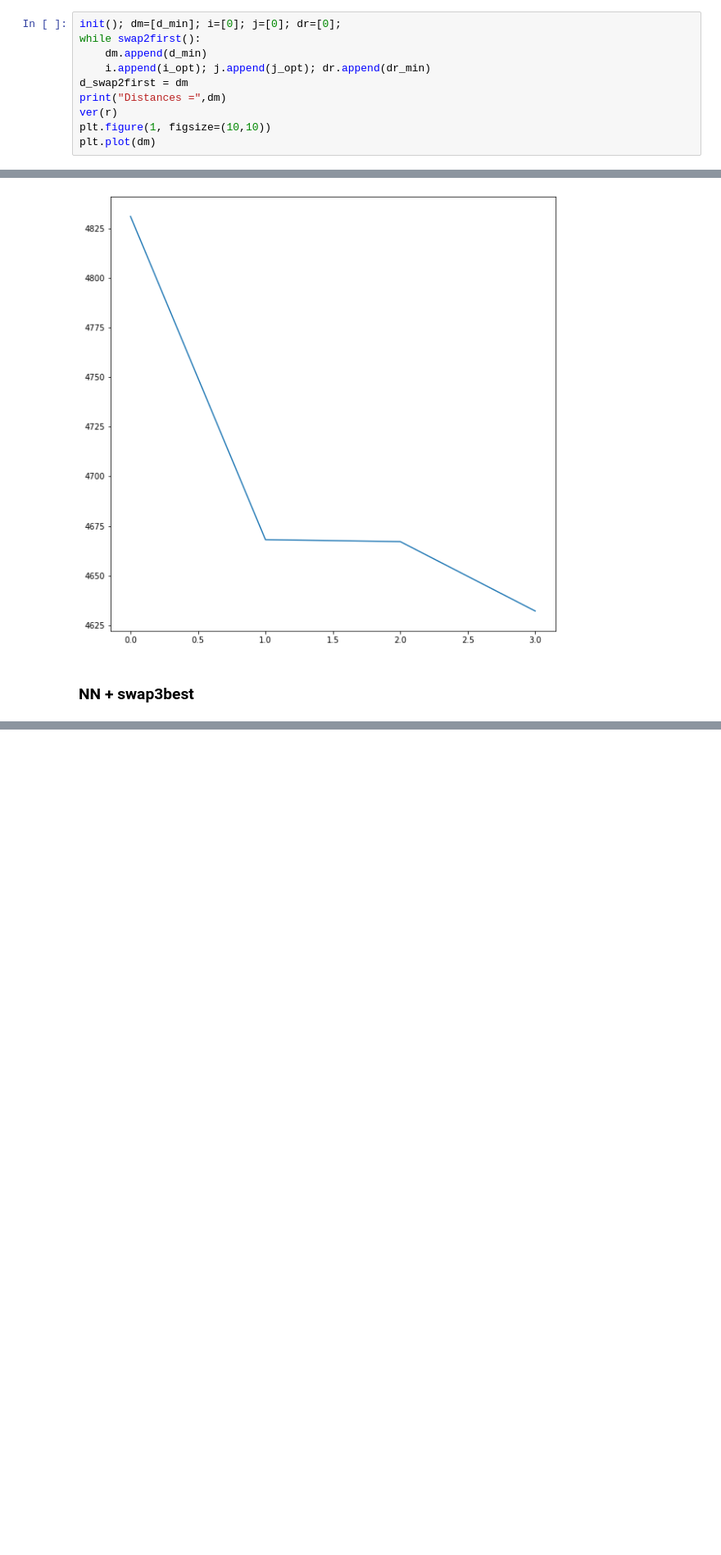
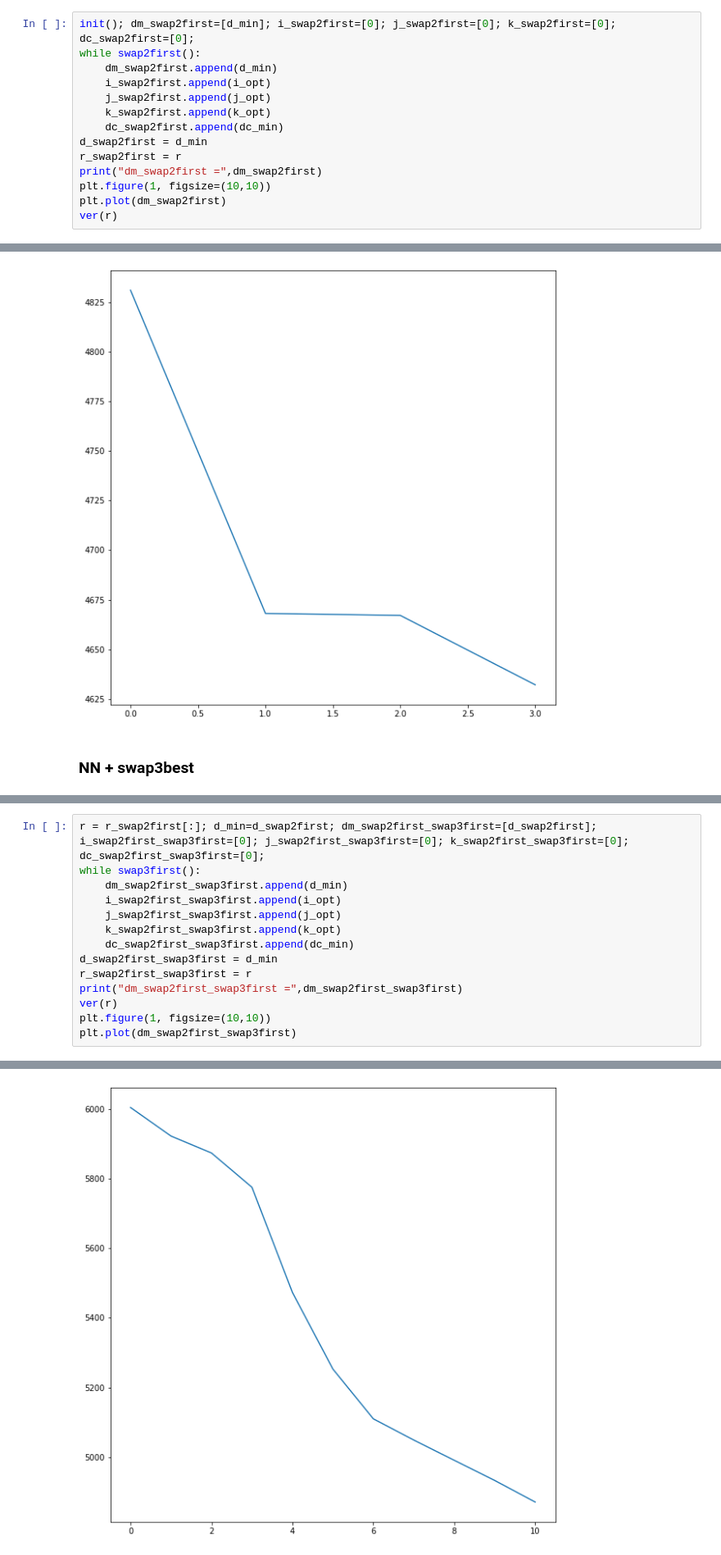
Before and after one commit to ysereda/Traveling_Salesman, a Jupyter notebook: Traveling_Salesman.ipynb, the cells around one changed output, grey strips where cells are left out. Shown: that part at 82% size. Cells and saved outputs as stored; diff of their text form; blank space fills up the shorter version.

```diff
--- a/Traveling_Salesman.ipynb
+++ b/Traveling_Salesman.ipynb
@@ -502,15 +502,19 @@ Nearest-neighbor distance = 4831.1
 # %% [markdown]
 ### swap2first
 # %%
-init(); dm=[d_min]; i=[0]; j=[0]; dr=[0];
+init(); dm_swap2first=[d_min]; i_swap2first=[0]; j_swap2first=[0]; k_swap2first=[0]; dc_swap2first=[0];
 while swap2first():
-    dm.append(d_min)
-    i.append(i_opt); j.append(j_opt); dr.append(dr_min)
-d_swap2first = dm
-print("Distances =",dm)
+    dm_swap2first.append(d_min)
+    i_swap2first.append(i_opt)
+    j_swap2first.append(j_opt)
+    k_swap2first.append(k_opt)
+    dc_swap2first.append(dc_min)
+d_swap2first = d_min
+r_swap2first = r
+print("dm_swap2first =",dm_swap2first)
+plt.figure(1, figsize=(10,10))
+plt.plot(dm_swap2first)
 ver(r)
-plt.figure(1, figsize=(10,10))
-plt.plot(dm)
 # %% [output]
 d = 12713.0 ; r = [0, 1, 2, 3, 4, 5, 6, 7, 8, 9, 10, 11, 12, 13, 14, 15, 16, 17, 18, 19, 20, 21, 0]
 2<->1; dc=-1064.6; d = 11648.4
@@ -720,0 +754,15 @@ Distance = 4632.1
+# %%
+r = r_swap2first[:]; d_min=d_swap2first; dm_swap2first_swap3first=[d_swap2first]; i_swap2first_swap3first=[0]; j_swap2first_swap3first=[0]; k_swap2first_swap3first=[0]; dc_swap2first_swap3first=[0];
+while swap3first():
+    dm_swap2first_swap3first.append(d_min)
+    i_swap2first_swap3first.append(i_opt)
+    j_swap2first_swap3first.append(j_opt)
+    k_swap2first_swap3first.append(k_opt)
+    dc_swap2first_swap3first.append(dc_min)
+d_swap2first_swap3first = d_min
+r_swap2first_swap3first = r
+print("dm_swap2first_swap3first =",dm_swap2first_swap3first)
+ver(r)
+plt.figure(1, figsize=(10,10))
+plt.plot(dm_swap2first_swap3first)
+# %% [output]
@@ -720,0 +784 @@ Distance = 4632.1
+[figure, added]
```
Also changed, not shown: parts of 22 cells of this notebook, 1 other file.
